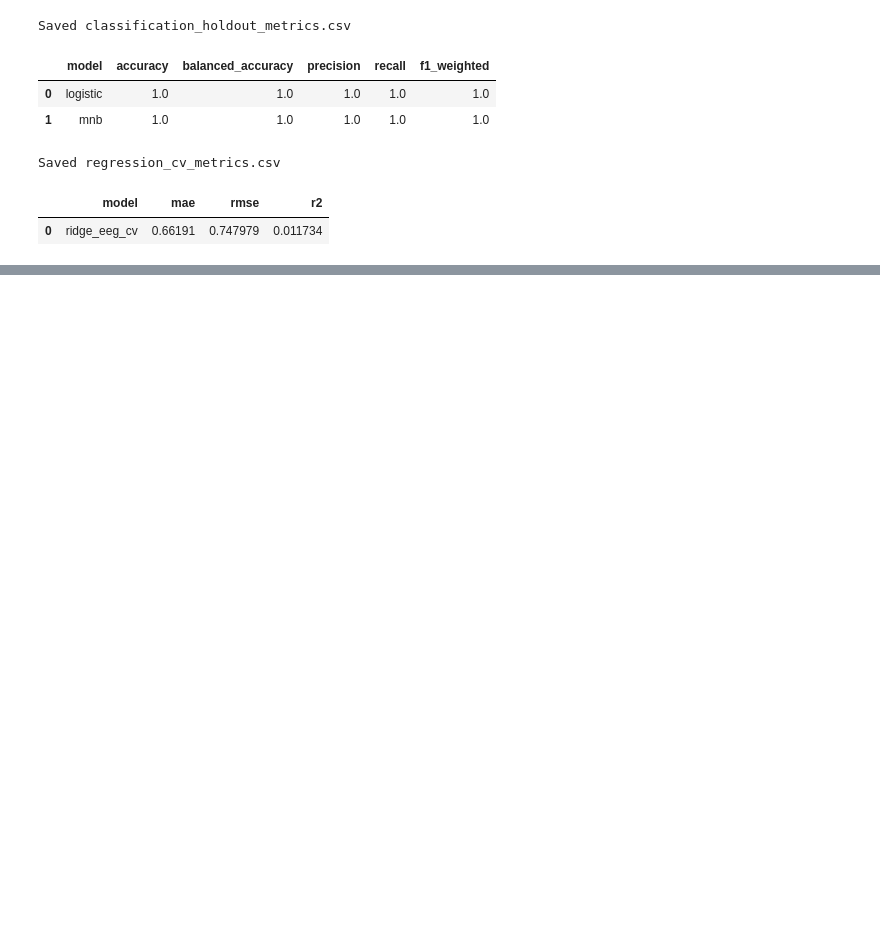
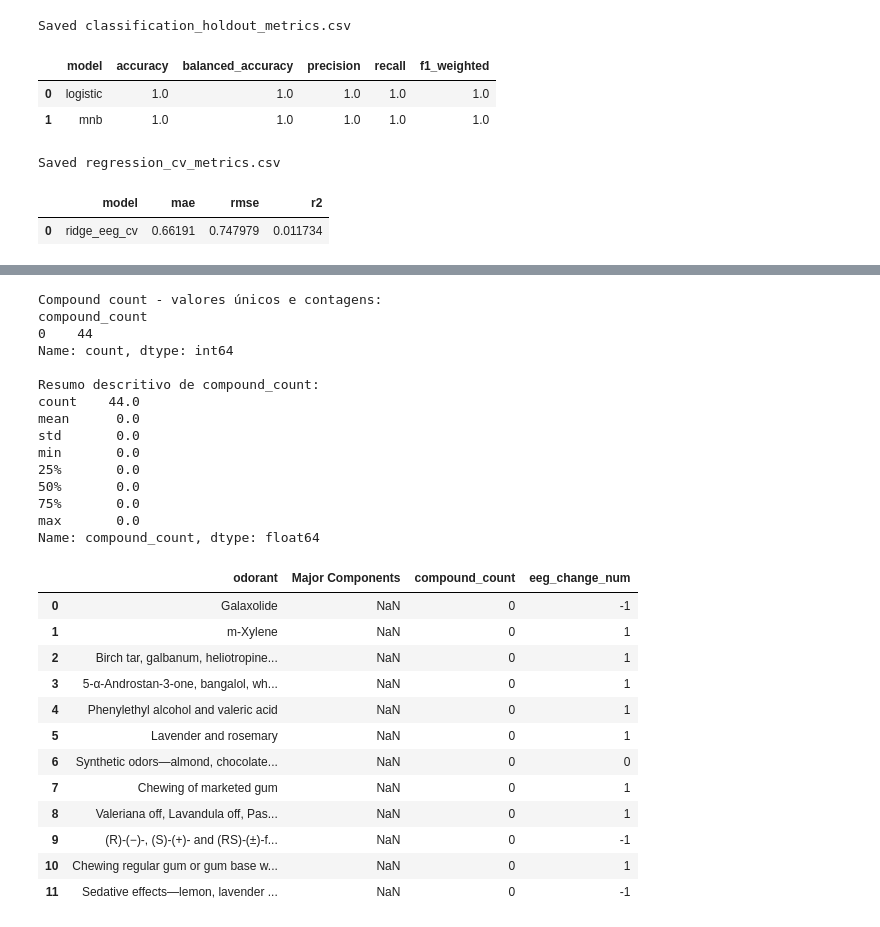
Before and after one commit to anaalusouto/PerfumesePsicofisiologia, a Jupyter notebook: perfum.ipynb, the cells around one changed output, grey strips where cells are left out. Cells and saved outputs as stored; diff of their text form; code cells hidden in the pictures; blank space fills up the shorter version.

```diff
--- a/perfum.ipynb
+++ b/perfum.ipynb
@@ -655,0 +1074,44 @@ Saved regression_cv_metrics.csv
+# %%
+# Célula A — distribuição global de compound_count
+import pandas as pd
+from pathlib import Path
+ART = Path('artifacts')
+df = pd.read_csv(ART/'df_features.csv')
+
+print("Compound count - valores únicos e contagens:")
+print(df['compound_count'].value_counts(dropna=False).sort_index())
+
+print("\nResumo descritivo de compound_count:")
+print(df['compound_count'].describe())
+
+# mostrar as primeiras linhas relevantes
+display(df[['odorant','Major Components','compound_count','eeg_change_num']].head(12))
+# %% [output]
+Compound count - valores únicos e contagens:
+compound_count
+0    44
+Name: count, dtype: int64
+
+Resumo descritivo de compound_count:
+count    44.0
+mean      0.0
+std       0.0
+min       0.0
+25%       0.0
+50%       0.0
+75%       0.0
+max       0.0
+Name: compound_count, dtype: float64
+|  | odorant | Major Components | compound_count | eeg_change_num |
+| 0 | Galaxolide | NaN | 0 | -1 |
+| 1 | m-Xylene | NaN | 0 | 1 |
+| 2 | Birch tar, galbanum, heliotropine... | NaN | 0 | 1 |
+| 3 | 5-α-Androstan-3-one, bangalol, wh... | NaN | 0 | 1 |
+| 4 | Phenylethyl alcohol and valeric acid | NaN | 0 | 1 |
+| 5 | Lavender and rosemary | NaN | 0 | 1 |
+| 6 | Synthetic odors—almond, chocolate... | NaN | 0 | 0 |
+| 7 | Chewing of marketed gum | NaN | 0 | 1 |
+| 8 | Valeriana off, Lavandula off, Pas... | NaN | 0 | 1 |
+| 9 | (R)-(−)-, (S)-(+)- and (RS)-(±)-f... | NaN | 0 | -1 |
+| 10 | Chewing regular gum or gum base w... | NaN | 0 | 1 |
+| 11 | Sedative effects—lemon, lavender ... | NaN | 0 | -1 |
```
Also changed, not shown: parts of 27 cells of this notebook, 15 other files.
